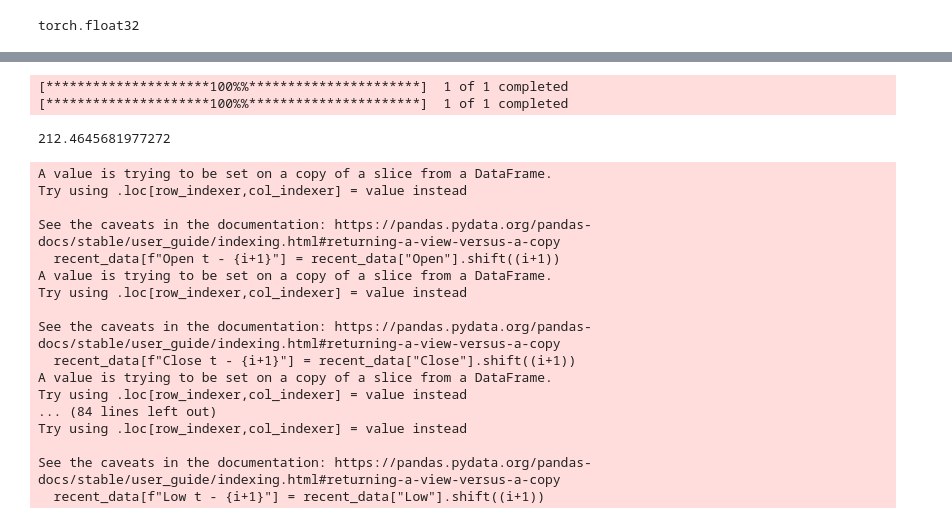
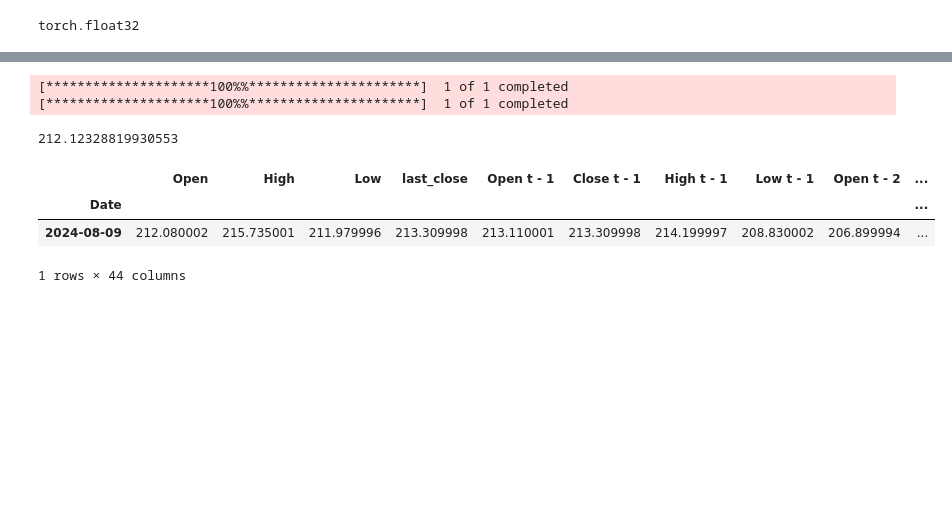
Before and after one commit to yohlimem/AI-Stonks, a Jupyter notebook: main.ipynb, the cells around one changed output, grey strips where cells are left out. Saved outputs shown, nothing was run; the diff lists cells and outputs as text; code cells hidden in the pictures; blank space fills up the shorter version.

```diff
--- a/main.ipynb
+++ b/main.ipynb
@@ -383,5 +357,5 @@ Name: 2024-08-09 00:00:00, dtype: float64
 # %%
-check_data = prepare_test_data(interval="1d",back_time=5,period="1y",stock_name=stock_name)
+check_data = prepare_test_data(interval="1d",back_time=10,period="1y",stock_name=stock_name)
 check_data = check_data.iloc[[-1]]
 check_X= check_data.drop(["Close","movement","Volume"],axis=1)
 check_y = check_data["movement"]
@@ -396,23 +370,13 @@ print(check_X["Open"][0]+ model(check_X_tensor).item())
 # %% [output]
 [*********************100%%**********************]  1 of 1 completed
 [*********************100%%**********************]  1 of 1 completed
-212.4645681977272
+212.12328819930553
-A value is trying to be set on a copy of a slice from a DataFrame.
-Try using .loc[row_indexer,col_indexer] = value instead
-
-See the caveats in the documentation: https://pandas.pydata.org/pandas-docs/stable/user_guide/indexing.html#returning-a-view-versus-a-copy
-  recent_data[f"Open t - {i+1}"] = recent_data["Open"].shift((i+1))
-A value is trying to be set on a copy of a slice from a DataFrame.
-Try using .loc[row_indexer,col_indexer] = value instead
-
-See the caveats in the documentation: https://pandas.pydata.org/pandas-docs/stable/user_guide/indexing.html#returning-a-view-versus-a-copy
-  recent_data[f"Close t - {i+1}"] = recent_data["Close"].shift((i+1))
-A value is trying to be set on a copy of a slice from a DataFrame.
-Try using .loc[row_indexer,col_indexer] = value instead
-... (84 lines left out)
-Try using .loc[row_indexer,col_indexer] = value instead
-
-See the caveats in the documentation: https://pandas.pydata.org/pandas-docs/stable/user_guide/indexing.html#returning-a-view-versus-a-copy
-  recent_data[f"Low t - {i+1}"] = recent_data["Low"].shift((i+1))
+# %%
+check_X
+# %% [output]
+|  | Open | High | Low | last_close | Open t - 1 | Close t - 1 | High t - 1 | Low t - 1 | Open t - 2 | ... |
+| Date |  |  |  |  |  |  |  |  |  | ... |
+| 2024-08-09 | 212.080002 | 215.735001 | 211.979996 | 213.309998 | 213.110001 | 213.309998 | 214.199997 | 208.830002 | 206.899994 | ... |
+1 rows × 44 columns
 # %%
 # %% [output]
```
Also changed, not shown: parts of 8 cells of this notebook.
